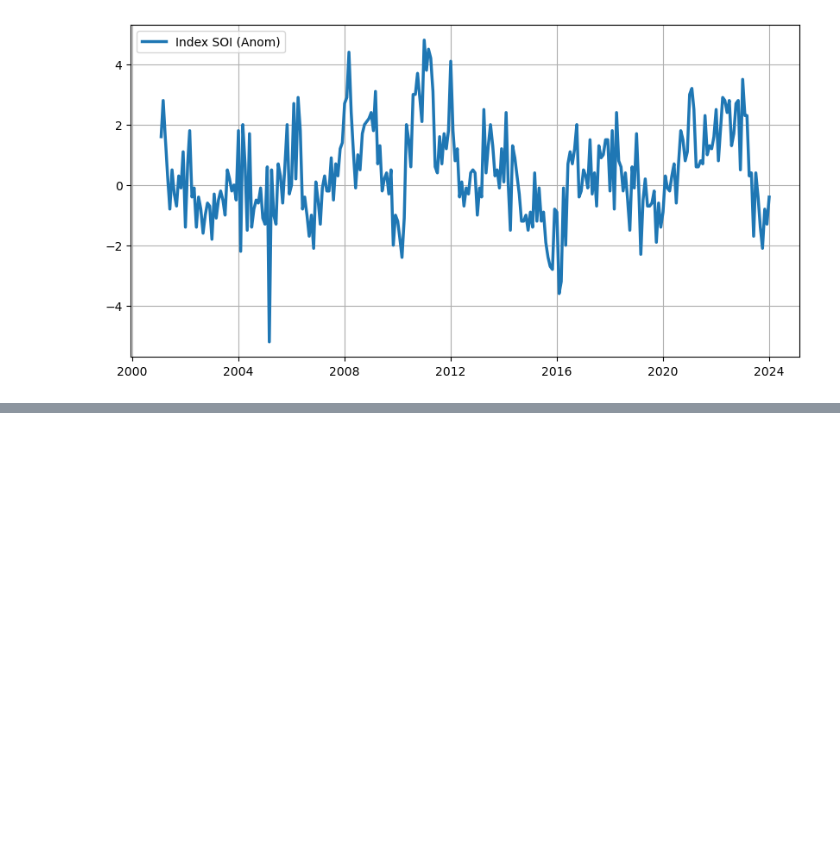
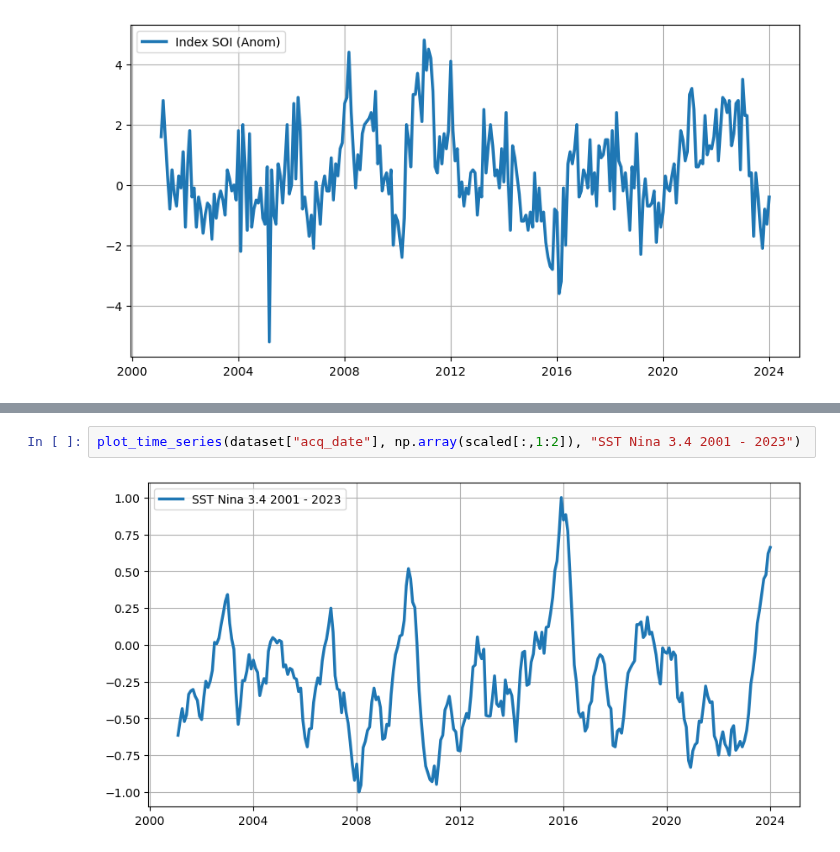
Before and after one commit to kusin/2024_BOPTN_Hopsot, a Jupyter notebook: source-code/step1_data_enso.ipynb, the cells around one changed output, grey strips where cells are left out. Drawn from its saved outputs; the diff is of its cells as text; blank space fills up the shorter version.

```diff
--- a/source-code/step1_data_enso.ipynb
+++ b/source-code/step1_data_enso.ipynb
@@ -142,0 +171,4 @@ plot_time_series(dataset["acq_date"], dataset["soi_anom"], "Index SOI (Anom)")
+# %%
+plot_time_series(dataset["acq_date"], np.array(scaled[:,1:2]), "SST Nina 3.4 2001 - 2023")
+# %% [output]
+[figure, added]
```
Also changed, not shown: parts of 8 cells of this notebook, 8 other files.
